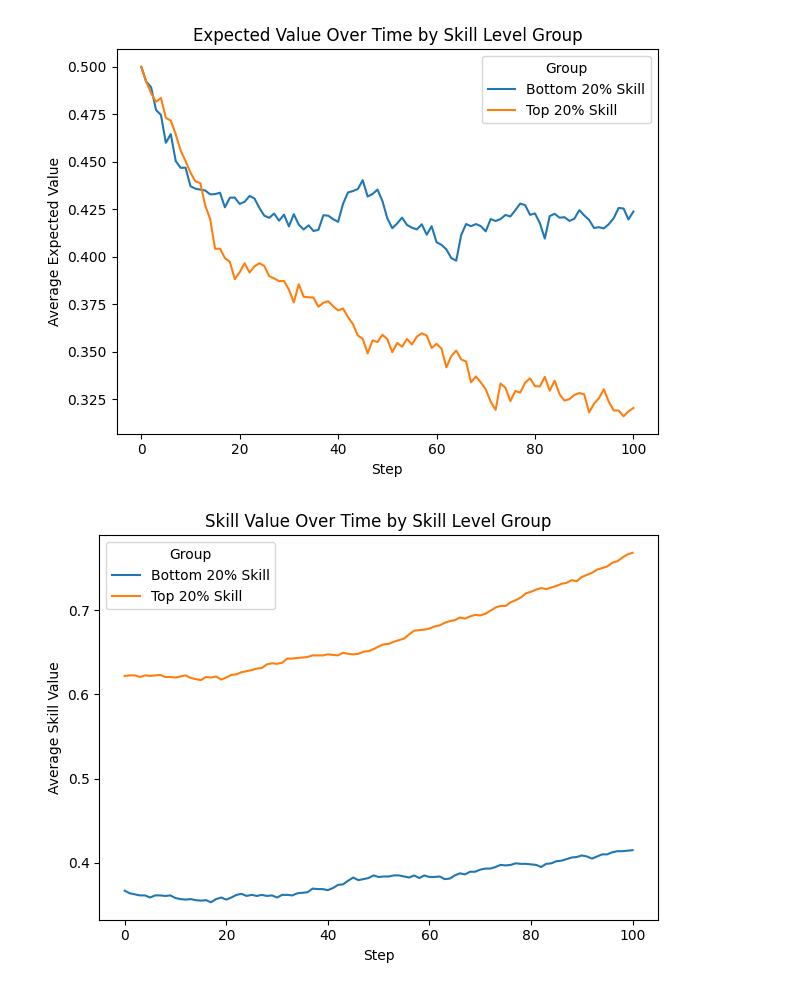
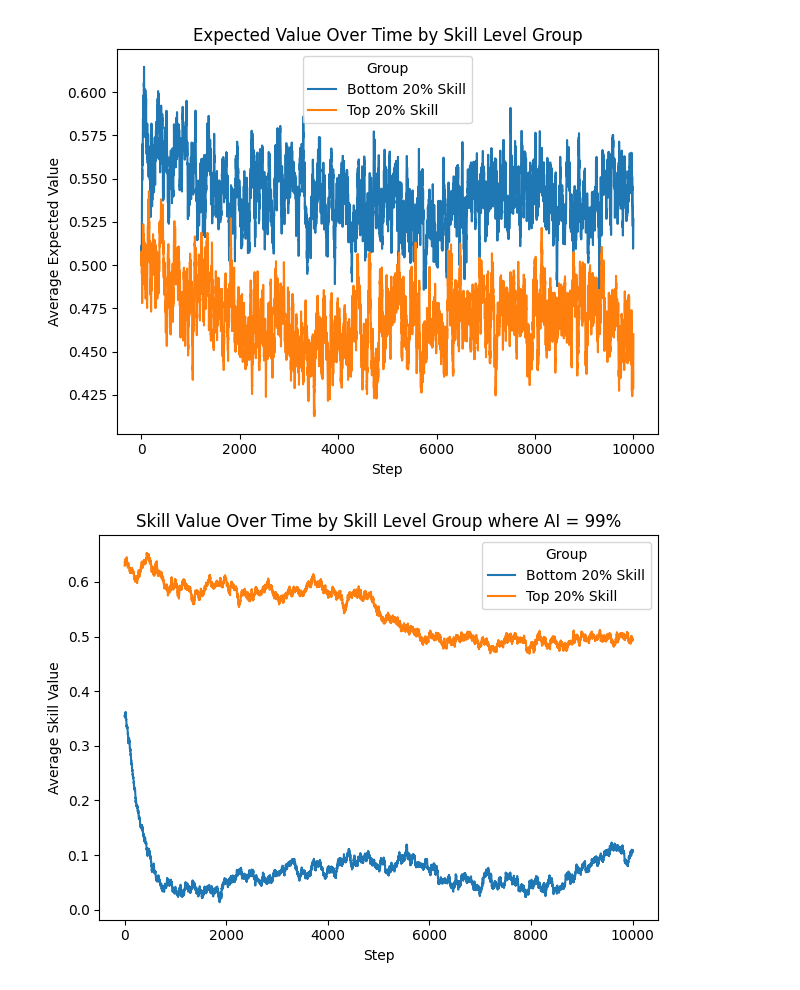
Before and after one commit to danielkoni/Modelling-AI-Usage, a Jupyter notebook: V2_run_batch01.ipynb, the cells around one changed output. Drawn from its saved outputs; the diff is of its cells as text; code cells hidden in the pictures.

```diff
--- a/V2_run_batch01.ipynb
+++ b/V2_run_batch01.ipynb
@@ -167,14 +167,14 @@ class AdoptionModel(mesa.Model):
         self.datacollector.collect(self)
 # %%
 params = {
-          "AISkillLevel": [0.1, 0.25, 0.5, 0.75, 0.9],
+          "AISkillLevel": [0.1, 0.25, 0.5, 0.7, 0.9],
           }
 
 results = mesa.batch_run(
     AdoptionModel,
     parameters=params,
     iterations=1,
-    max_steps=100,
+    max_steps=10000,
     number_processes=1,
     data_collection_period=1,
     display_progress=True,
@@ -265,5 +260,5 @@ plt.show()
 # %%
-step1 = df[(df['RunId'] == 1) & (df['Step'] == 1)]
+step1 = df[(df['RunId'] == 3) & (df['Step'] == 1)]
 
 low_thresh = step1['Skill'].quantile(0.2)
 high_thresh = step1['Skill'].quantile(0.8)
@@ -297,8 +296,8 @@ low_skill_ids
 Name: AgentID, dtype: int64
 # %%
 #Filtering full Run data for those agents
-df_low = df[(df['RunId'] == 1) & (df['AgentID'].isin(low_skill_ids))]
-df_high = df[(df['RunId'] == 1) & (df['AgentID'].isin(high_skill_ids))]
+df_low = df[(df['RunId'] == 3) & (df['AgentID'].isin(low_skill_ids))]
+df_high = df[(df['RunId'] == 3) & (df['AgentID'].isin(high_skill_ids))]
 
 df_high
 # %% [output]
@@ -340,7 +331,7 @@ plt.ylabel('Average Expected Value')
 plt.tight_layout()
 plt.show()
 # %% [output]
-[figure, old version]
+[figure, new version]
 # %%
 df_low_avg = df_low.groupby('Step')['Skill'].mean().reset_index()
 df_low_avg['Group'] = 'Bottom 20% Skill'
@@ -350,12 +341,12 @@ df_high_avg['Group'] = 'Top 20% Skill'
 # %%
 combined = pd.concat([df_low_avg, df_high_avg])
 
 sns.lineplot(data=combined, x='Step', y='Skill', hue='Group')
 
-plt.title('Skill Value Over Time by Skill Level Group')
+plt.title('Skill Value Over Time by Skill Level Group where AI = 99%')
 plt.xlabel('Step')
 plt.ylabel('Average Skill Value')
 plt.tight_layout()
 plt.show()
 # %% [output]
-[figure, old version]
+[figure, new version]
```
Also changed, not shown: parts of 11 cells of this notebook, 4 other files.
